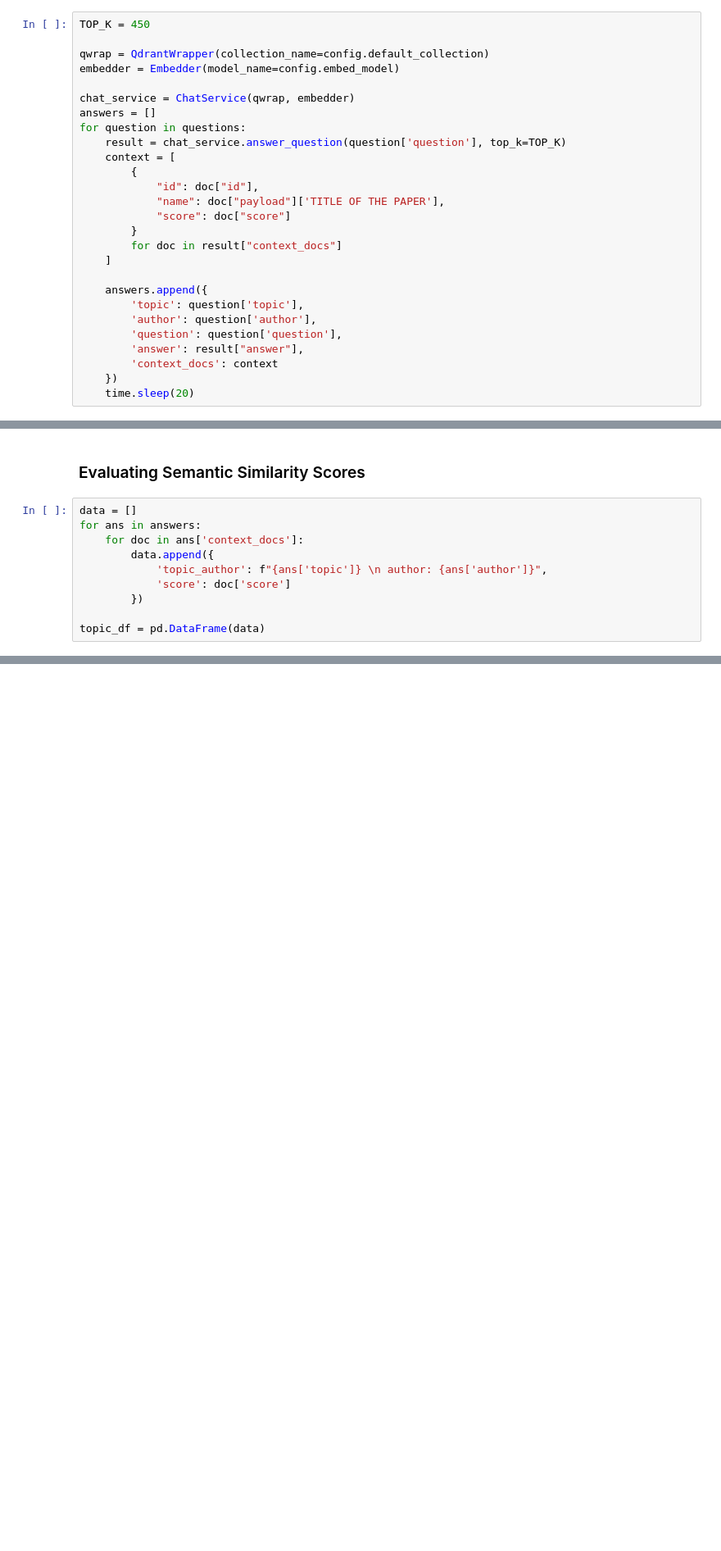
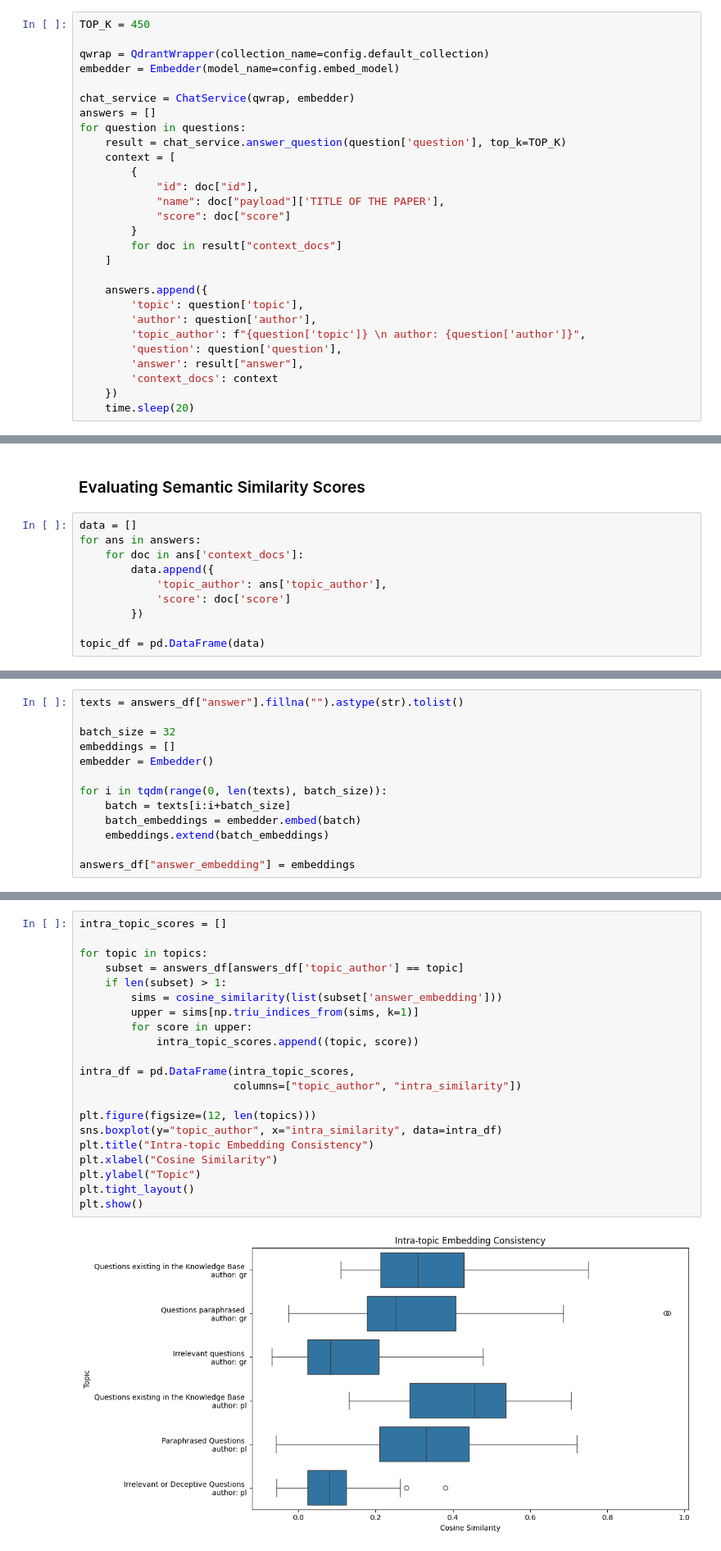
Before and after one commit to przemyslawniedziela98/net-4-clean-air, a Jupyter notebook: experiments/accuracy_xp.ipynb, the cells around one changed output, grey strips where cells are left out. Shown: that part at 82% size. Drawn from its saved outputs; the diff is of its cells as text; blank space fills up the shorter version.

Commit message:
Intra-topic Consistency

```diff
--- a/experiments/accuracy_xp.ipynb
+++ b/experiments/accuracy_xp.ipynb
@@ -66,6 +71,7 @@ for question in questions:
     answers.append({
         'topic': question['topic'],
         'author': question['author'],
+        'topic_author': f"{question['topic']} \n author: {question['author']}",
         'question': question['question'],
         'answer': result["answer"],
         'context_docs': context
@@ -81,7 +87,7 @@ data = []
 for ans in answers:
     for doc in ans['context_docs']:
         data.append({
-            'topic_author': f"{ans['topic']} \n author: {ans['author']}",
+            'topic_author': ans['topic_author'],
             'score': doc['score']
         })
 
@@ -115,0 +124,13 @@ for topic in topics:
+# %%
+texts = answers_df["answer"].fillna("").astype(str).tolist()
+
+batch_size = 32
+embeddings = []
+embedder = Embedder()
+
+for i in tqdm(range(0, len(texts), batch_size)):
+    batch = texts[i:i+batch_size]
+    batch_embeddings = embedder.embed(batch)
+    embeddings.extend(batch_embeddings)
+
+answers_df["answer_embedding"] = embeddings
@@ -115,0 +146,23 @@ for topic in topics:
+# %%
+intra_topic_scores = []
+
+for topic in topics:
+    subset = answers_df[answers_df['topic_author'] == topic]
+    if len(subset) > 1:
+        sims = cosine_similarity(list(subset['answer_embedding']))
+        upper = sims[np.triu_indices_from(sims, k=1)]
+        for score in upper:
+            intra_topic_scores.append((topic, score))
+
+intra_df = pd.DataFrame(intra_topic_scores,
+                        columns=["topic_author", "intra_similarity"])
+
+plt.figure(figsize=(12, len(topics)))
+sns.boxplot(y="topic_author", x="intra_similarity", data=intra_df)
+plt.title("Intra-topic Embedding Consistency")
+plt.xlabel("Cosine Similarity")
+plt.ylabel("Topic")
+plt.tight_layout()
+plt.show()
+# %% [output]
+[figure, added]
```
Also changed, not shown: parts of 6 cells of this notebook, 1 other file.
